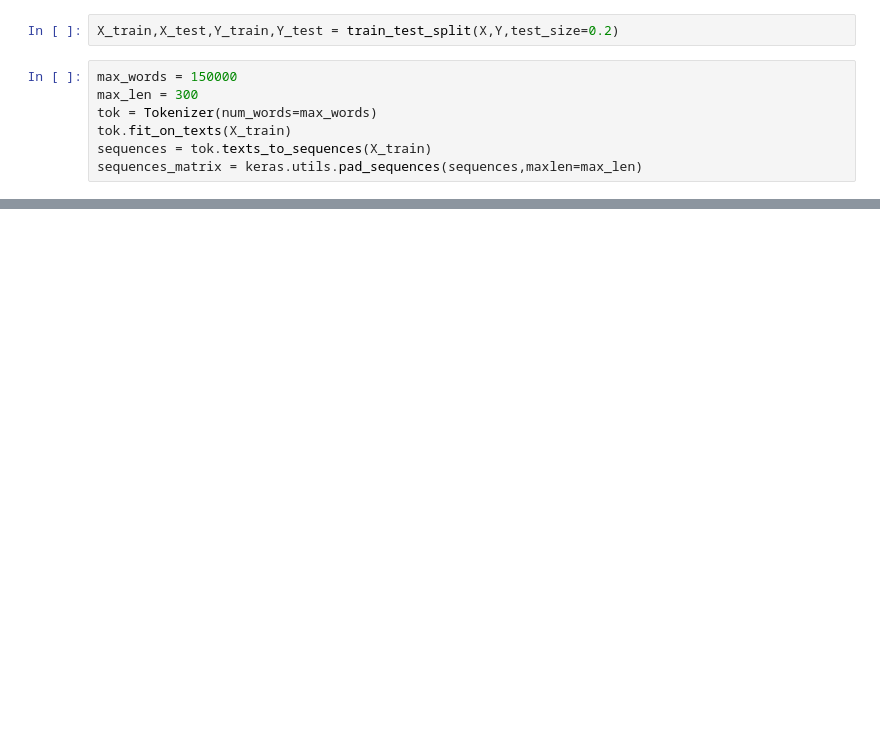
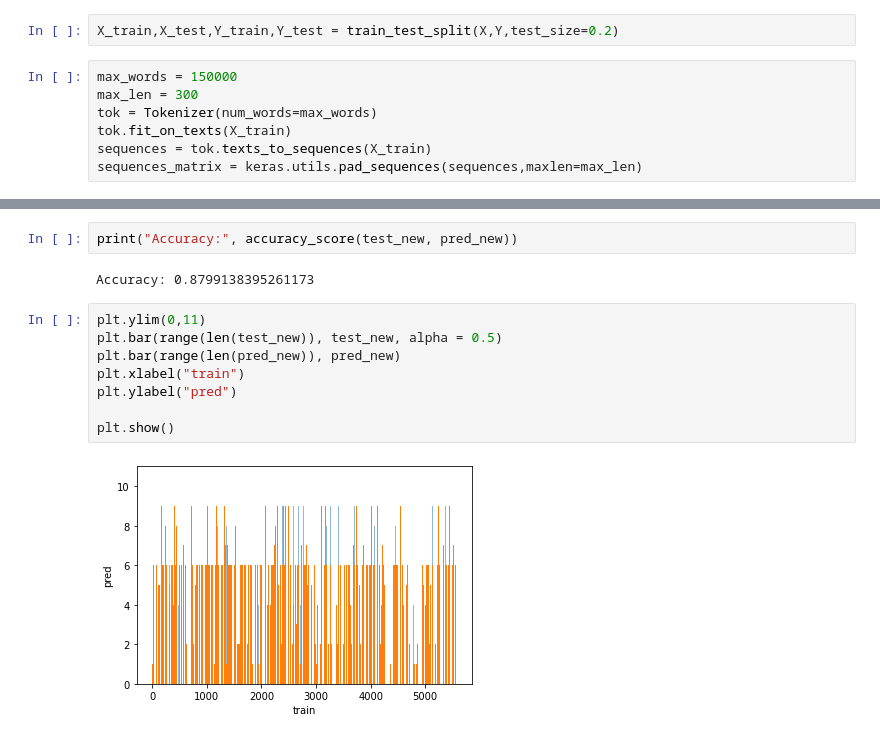
Before and after one commit to anilsenay/CSE4095S22_Grp4, a Jupyter notebook: Delivery 4/lstm_iteration4.ipynb, the cells around one changed output, grey strips where cells are left out. Cells and saved outputs as stored; diff of their text form; blank space fills up the shorter version.

```diff
--- a/Delivery 4/lstm_iteration4.ipynb
+++ b/Delivery 4/lstm_iteration4.ipynb
@@ -84,0 +165,14 @@ Epoch 2/20
+# %%
+print("Accuracy:", accuracy_score(test_new, pred_new))
+# %% [output]
+Accuracy: 0.8799138395261173
+# %%
+plt.ylim(0,11)
+plt.bar(range(len(test_new)), test_new, alpha = 0.5)
+plt.bar(range(len(pred_new)), pred_new)
+plt.xlabel("train")
+plt.ylabel("pred")
+
+plt.show()
+# %% [output]
+[figure, added]
```
Also changed, not shown: parts of 12 cells of this notebook, 2 other files.
